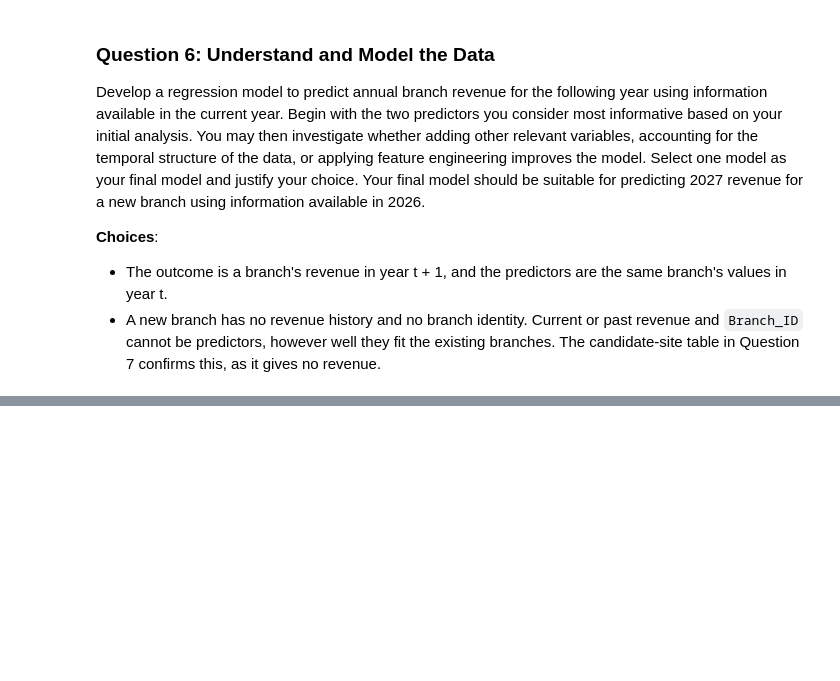
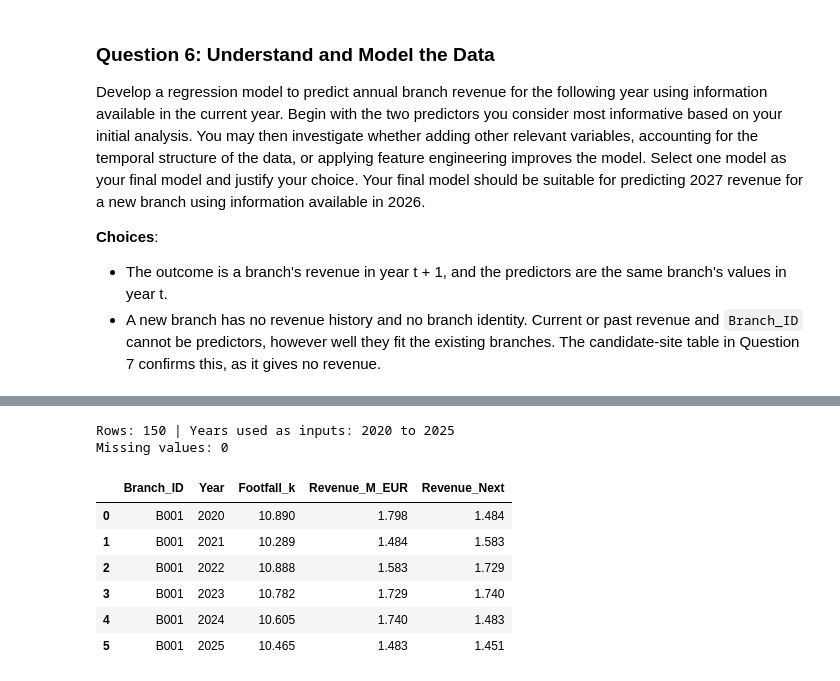
Before and after one commit to Ri-Dearg/data-test, a Jupyter notebook: A00082654_Rory.ipynb, the cells around one changed output, grey strips where cells are left out. Saved outputs shown, nothing was run; the diff lists cells and outputs as text; code cells hidden in the pictures; blank space fills up the shorter version.

```diff
--- a/A00082654_Rory.ipynb
+++ b/A00082654_Rory.ipynb
@@ -219,0 +561,34 @@ be suitable for predicting 2027 revenue for a new branch using information avail
+# %%
+# Pair each year's information with the same branch's revenue in the following year
+df_clean['Revenue_Next'] = df_clean.groupby('Branch_ID')['Revenue_M_EUR'].shift(-1)
+df_model = df_clean.dropna(subset=['Revenue_Next']).copy()
+
+# Footfall in thousands of monthly customers, and one dummy per region with Midlands as the reference
+df_model['Footfall_k'] = df_model['Footfall_Monthly'] / 1000
+region_dummies = pd.get_dummies(df_model['Location_Code'].map(REGIONS), dtype=int).drop(
+    columns='Midlands'
+)
+df_model = pd.concat([df_model, region_dummies], axis=1)
+
+print(
+    'Rows:',
+    len(df_model),
+    '| Years used as inputs:',
+    df_model['Year'].min(),
+    'to',
+    df_model['Year'].max(),
+)
+print('Missing values:', df_model.isna().sum().sum())
+df_model[df_model['Branch_ID'] == 'B001'][
+    ['Branch_ID', 'Year', 'Footfall_k', 'Revenue_M_EUR', 'Revenue_Next']
+]
+# %% [output]
+Rows: 150 | Years used as inputs: 2020 to 2025
+Missing values: 0
+|  | Branch_ID | Year | Footfall_k | Revenue_M_EUR | Revenue_Next |
+| 0 | B001 | 2020 | 10.890 | 1.798 | 1.484 |
+| 1 | B001 | 2021 | 10.289 | 1.484 | 1.583 |
+| 2 | B001 | 2022 | 10.888 | 1.583 | 1.729 |
+| 3 | B001 | 2023 | 10.782 | 1.729 | 1.740 |
+| 4 | B001 | 2024 | 10.605 | 1.740 | 1.483 |
+| 5 | B001 | 2025 | 10.465 | 1.483 | 1.451 |
```
Also changed, not shown: parts of 27 cells of this notebook.
